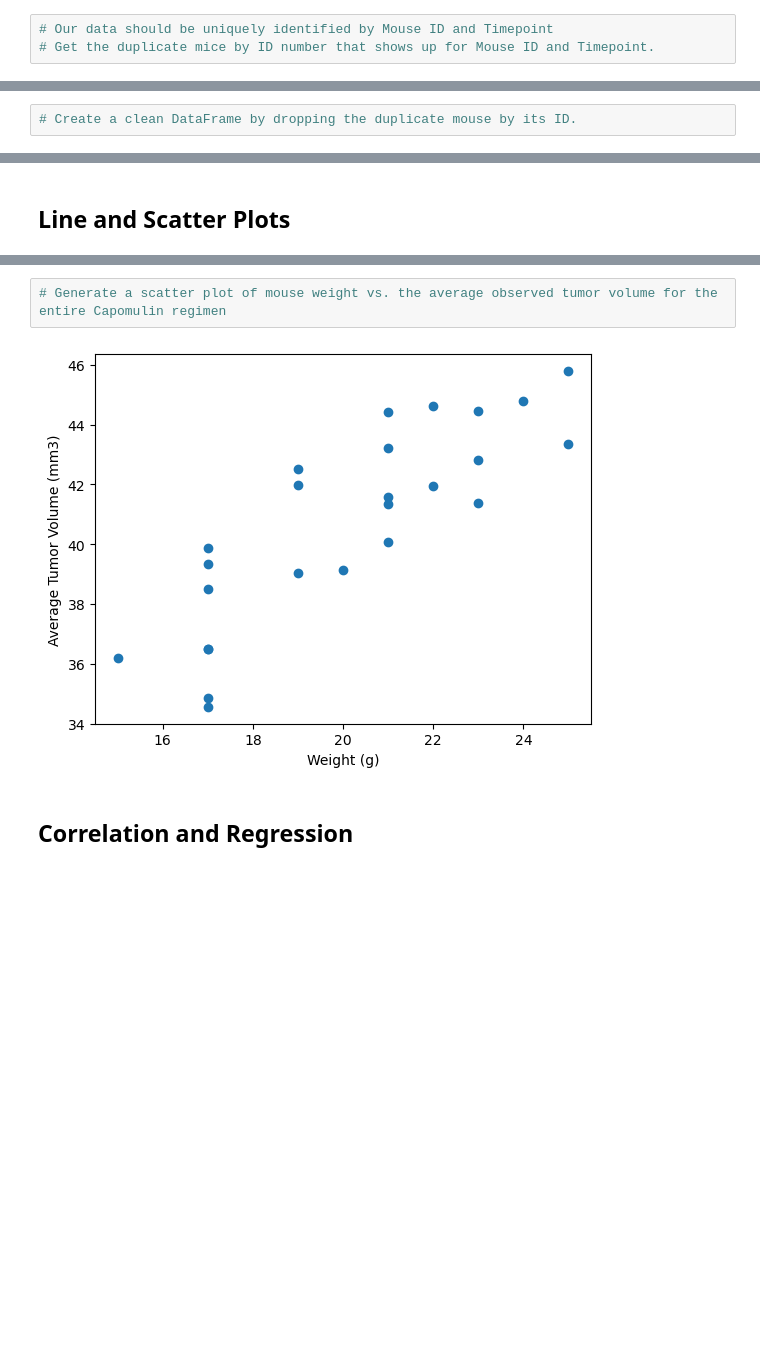
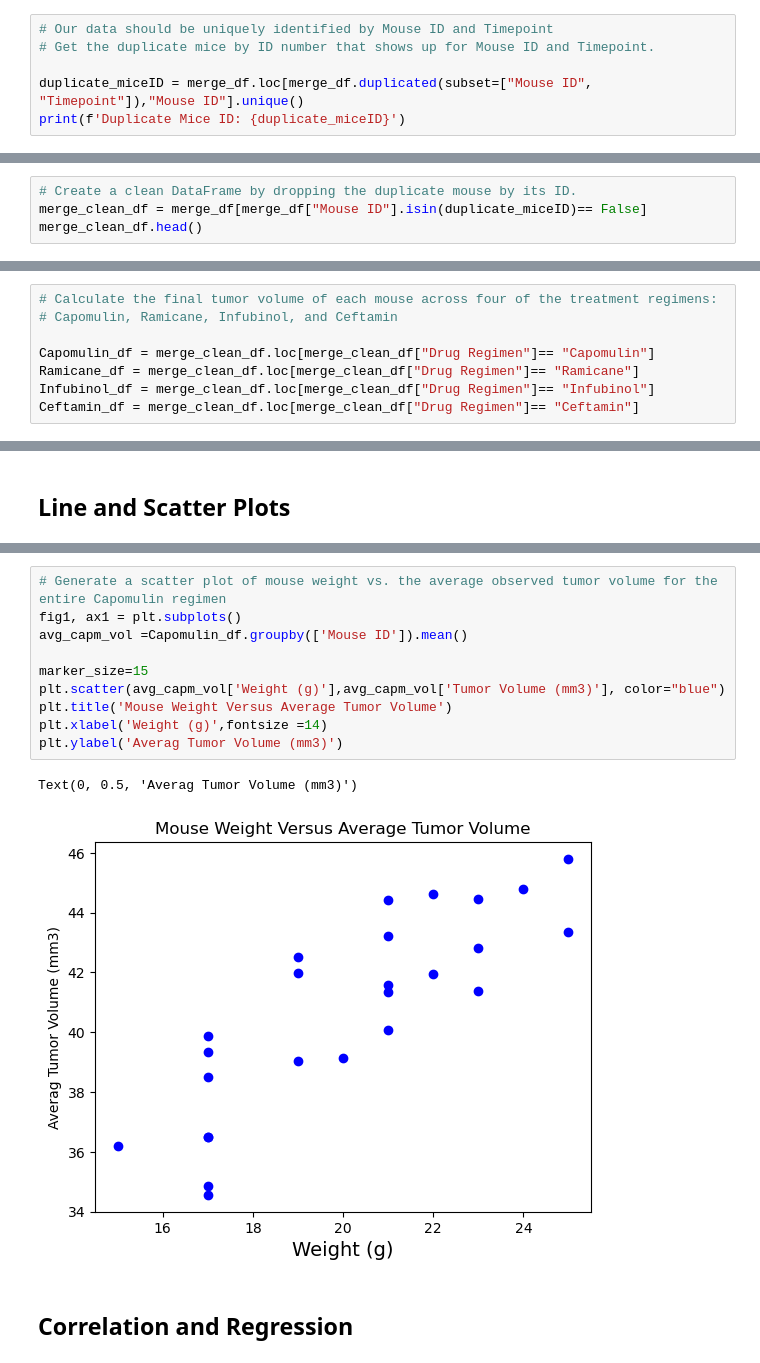
Before and after one commit to Bar89bas/pharmaceutical---SCC-project, a Jupyter notebook: pymaceuticals_starter.ipynb, the cells around one changed output, grey strips where cells are left out. Drawn from its saved outputs; the diff is of its cells as text; blank space fills up the shorter version.

```diff
--- a/pymaceuticals_starter.ipynb
+++ b/pymaceuticals_starter.ipynb
@@ -39,3 +39,6 @@ merge_df['Mouse ID'].nunique()
 # %%
 # Our data should be uniquely identified by Mouse ID and Timepoint
 # Get the duplicate mice by ID number that shows up for Mouse ID and Timepoint.
+
+duplicate_miceID = merge_df.loc[merge_df.duplicated(subset=["Mouse ID", "Timepoint"]),"Mouse ID"].unique()
+print(f'Duplicate Mice ID: {duplicate_miceID}')
@@ -59,3 +66,5 @@ merge_df['Mouse ID'].nunique()
 # %%
 # Create a clean DataFrame by dropping the duplicate mouse by its ID.
+merge_clean_df = merge_df[merge_df["Mouse ID"].isin(duplicate_miceID)== False]
+merge_clean_df.head()
 # %% [output]
@@ -130,3 +190,11 @@ merge_df['Mouse ID'].nunique()
 # %% [markdown]
 ## Quartiles, Outliers and Boxplots
+# %%
+# Calculate the final tumor volume of each mouse across four of the treatment regimens:
+# Capomulin, Ramicane, Infubinol, and Ceftamin
+
+Capomulin_df = merge_clean_df.loc[merge_clean_df["Drug Regimen"]== "Capomulin"]
+Ramicane_df = merge_clean_df.loc[merge_clean_df["Drug Regimen"]== "Ramicane"]
+Infubinol_df = merge_clean_df.loc[merge_clean_df["Drug Regimen"]== "Infubinol"]
+Ceftamin_df = merge_clean_df.loc[merge_clean_df["Drug Regimen"]== "Ceftamin"]
 # %%
@@ -173,6 +367,15 @@ Ceftamin's potential outliers: Series([], Name: Tumor Volume (mm3), dtype: float
 # %%
 # Generate a scatter plot of mouse weight vs. the average observed tumor volume for the entire Capomulin regimen
+fig1, ax1 = plt.subplots()
+avg_capm_vol =Capomulin_df.groupby(['Mouse ID']).mean()
+
+marker_size=15
+plt.scatter(avg_capm_vol['Weight (g)'],avg_capm_vol['Tumor Volume (mm3)'], color="blue")
+plt.title('Mouse Weight Versus Average Tumor Volume')
+plt.xlabel('Weight (g)',fontsize =14)
+plt.ylabel('Averag Tumor Volume (mm3)')
 # %% [output]
+Text(0, 0.5, 'Averag Tumor Volume (mm3)')
-[figure, old version]
+[figure, new version]
 # %% [markdown]
 ## Correlation and Regression
```
Also changed, not shown: parts of 24 cells of this notebook.
